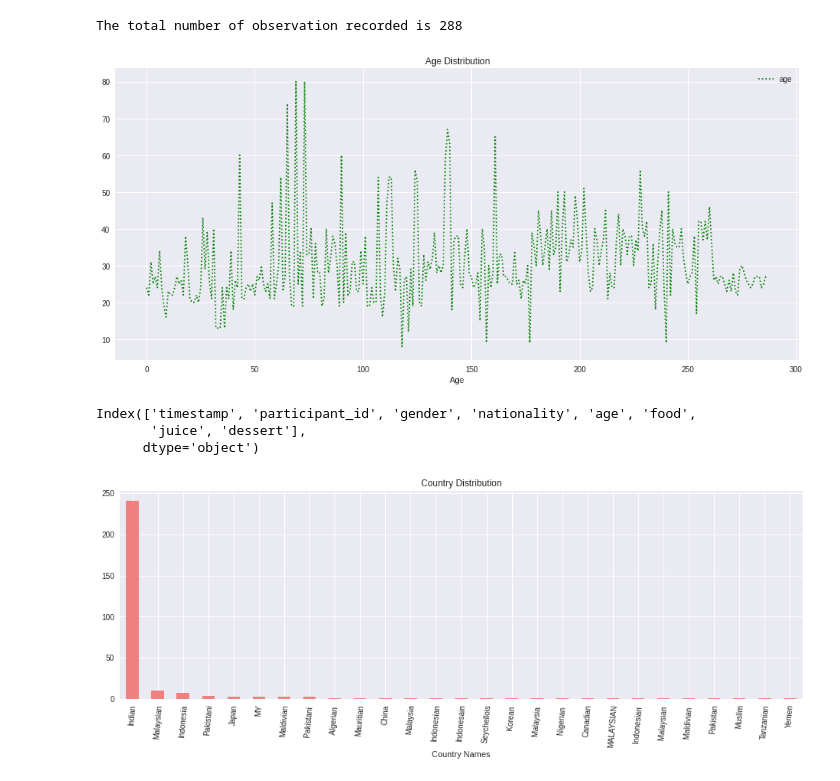
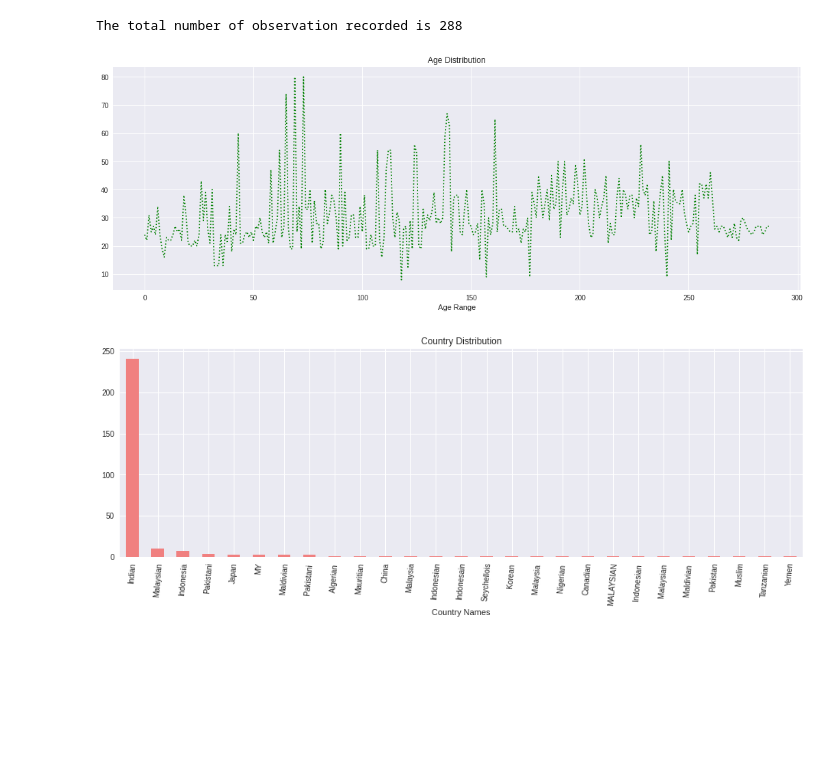
Before and after one commit to drizedunn/Food-Preference, a Jupyter notebook: food_preference.ipynb, the cells around one changed output. Saved outputs shown, nothing was run; the diff lists cells and outputs as text; code cells hidden in the pictures; blank space fills up the shorter version.

```diff
--- a/food_preference.ipynb
+++ b/food_preference.ipynb
@@ -96,20 +98,13 @@ print(f"The total number of observation recorded is {data['participant_id'].nuni
 # %% [output]
 The total number of observation recorded is 288
 # %%
-plt.figure(figsize = (16, 7))
-plt.plot(data['age'], label = 'age', linestyle = ':', color = 'green')
+plt.figure(figsize = (18, 6))
+plt.plot(data['age'], linestyle = ':', color = 'green')
 plt.title("Age Distribution")
 plt.xlabel("Age Range")
-plt.legend()
 plt.show()
 # %% [output]
-[figure, old version]
+[figure, new version]
-# %%
-data.columns
-# %% [output]
-Index(['timestamp', 'participant_id', 'gender', 'nationality', 'age', 'food',
-       'juice', 'dessert'],
-      dtype='object')
 # %%
 plt.figure(figsize = (16, 5))
 data['nationality'].value_counts().plot(kind = 'bar', title = 'Country Distribution', color = 'lightcoral')
```
Also changed, not shown: parts of 9 cells of this notebook.
